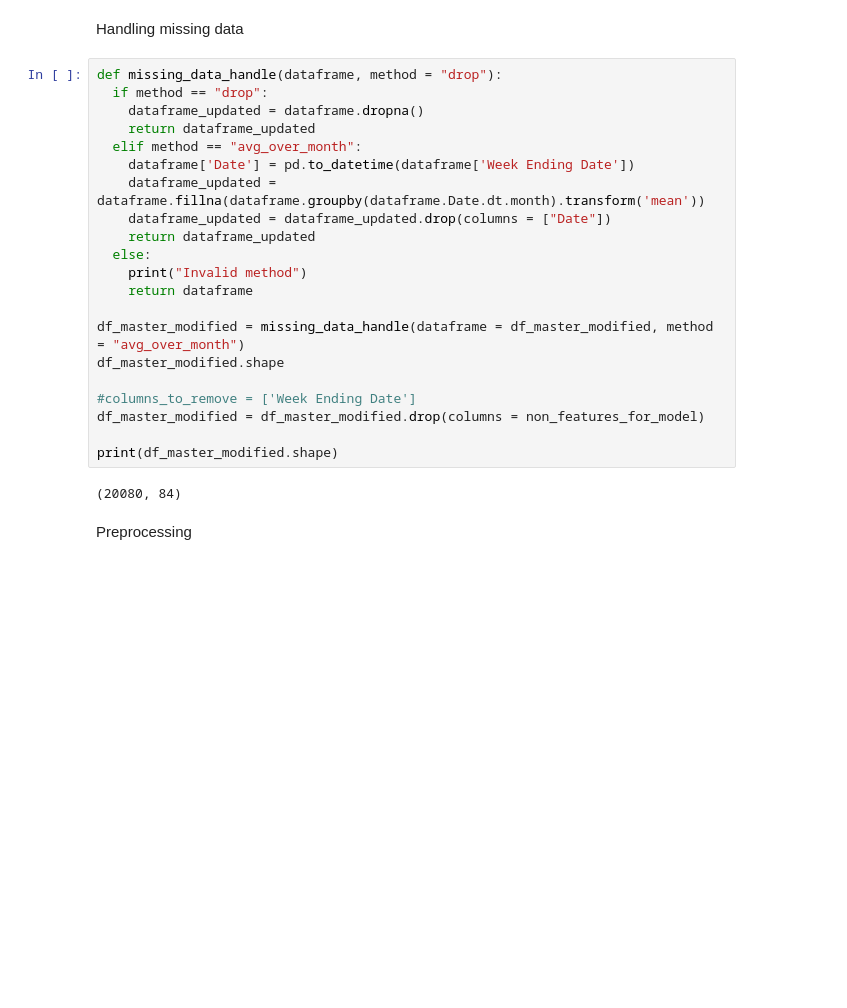
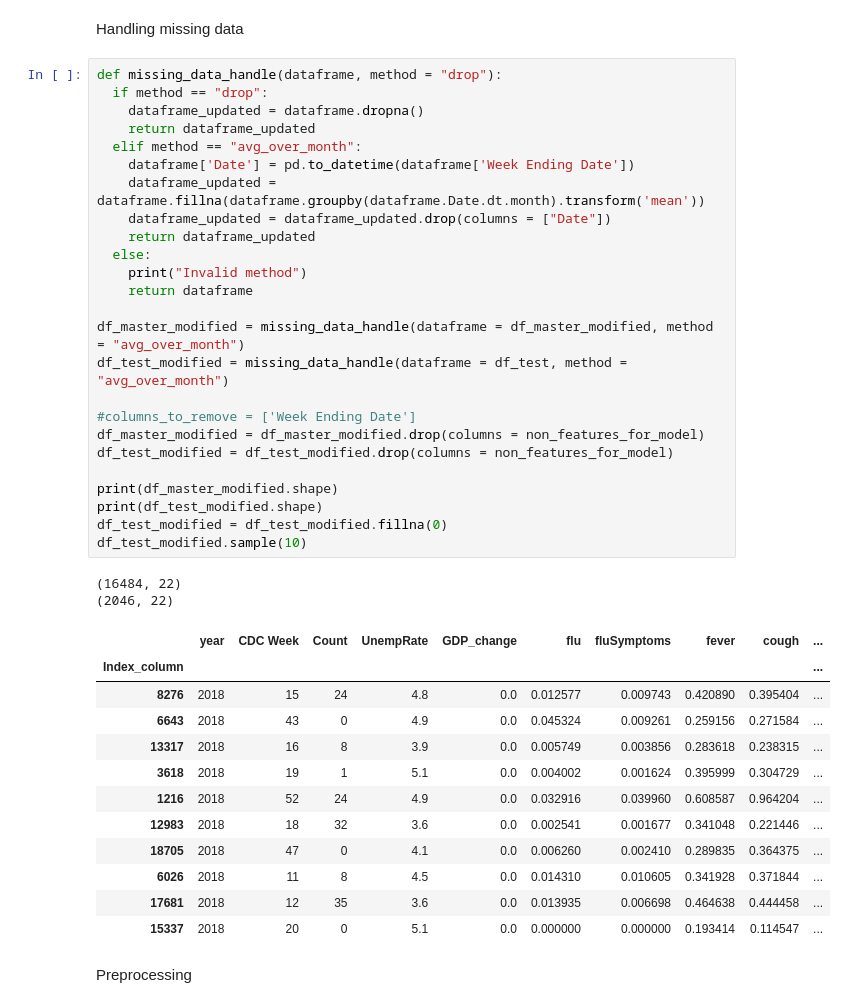
Before and after one commit to shivasanketh-rm/InfluenzaOutbreaks, a Jupyter notebook: IO_pred_model.ipynb, the cells around one changed output. Drawn from its saved outputs; the diff is of its cells as text; blank space fills up the shorter version.

```diff
--- a/IO_pred_model.ipynb
+++ b/IO_pred_model.ipynb
@@ -77,26 +101,43 @@ Handling missing data
 # %%
 def missing_data_handle(dataframe, method = "drop"):
   if method == "drop":
     dataframe_updated = dataframe.dropna()
     return dataframe_updated
   elif method == "avg_over_month":
     dataframe['Date'] = pd.to_datetime(dataframe['Week Ending Date'])
     dataframe_updated = dataframe.fillna(dataframe.groupby(dataframe.Date.dt.month).transform('mean'))
     dataframe_updated = dataframe_updated.drop(columns = ["Date"])
     return dataframe_updated
   else:
     print("Invalid method")
     return dataframe
 
 df_master_modified = missing_data_handle(dataframe = df_master_modified, method = "avg_over_month")
-df_master_modified.shape
+df_test_modified = missing_data_handle(dataframe = df_test, method = "avg_over_month")
 
 #columns_to_remove = ['Week Ending Date']
 df_master_modified = df_master_modified.drop(columns = non_features_for_model)
+df_test_modified = df_test_modified.drop(columns = non_features_for_model)
 
 print(df_master_modified.shape)
+print(df_test_modified.shape)
+df_test_modified = df_test_modified.fillna(0)
+df_test_modified.sample(10)
 # %% [output]
-(20080, 84)
+(16484, 22)
+(2046, 22)
+|  | year | CDC Week | Count | UnempRate | GDP_change | flu | fluSymptoms | fever | cough | ... |
+| Index_column |  |  |  |  |  |  |  |  |  | ... |
+| 8276 | 2018 | 15 | 24 | 4.8 | 0.0 | 0.012577 | 0.009743 | 0.420890 | 0.395404 | ... |
+| 6643 | 2018 | 43 | 0 | 4.9 | 0.0 | 0.045324 | 0.009261 | 0.259156 | 0.271584 | ... |
+| 13317 | 2018 | 16 | 8 | 3.9 | 0.0 | 0.005749 | 0.003856 | 0.283618 | 0.238315 | ... |
+| 3618 | 2018 | 19 | 1 | 5.1 | 0.0 | 0.004002 | 0.001624 | 0.395999 | 0.304729 | ... |
+| 1216 | 2018 | 52 | 24 | 4.9 | 0.0 | 0.032916 | 0.039960 | 0.608587 | 0.964204 | ... |
+| 12983 | 2018 | 18 | 32 | 3.6 | 0.0 | 0.002541 | 0.001677 | 0.341048 | 0.221446 | ... |
+| 18705 | 2018 | 47 | 0 | 4.1 | 0.0 | 0.006260 | 0.002410 | 0.289835 | 0.364375 | ... |
+| 6026 | 2018 | 11 | 8 | 4.5 | 0.0 | 0.014310 | 0.010605 | 0.341928 | 0.371844 | ... |
+| 17681 | 2018 | 12 | 35 | 3.6 | 0.0 | 0.013935 | 0.006698 | 0.464638 | 0.444458 | ... |
+| 15337 | 2018 | 20 | 0 | 5.1 | 0.0 | 0.000000 | 0.000000 | 0.193414 | 0.114547 | ... |
 # %% [markdown]
 Preprocessing
 # %%
```
Also changed, not shown: parts of 26 cells of this notebook.
